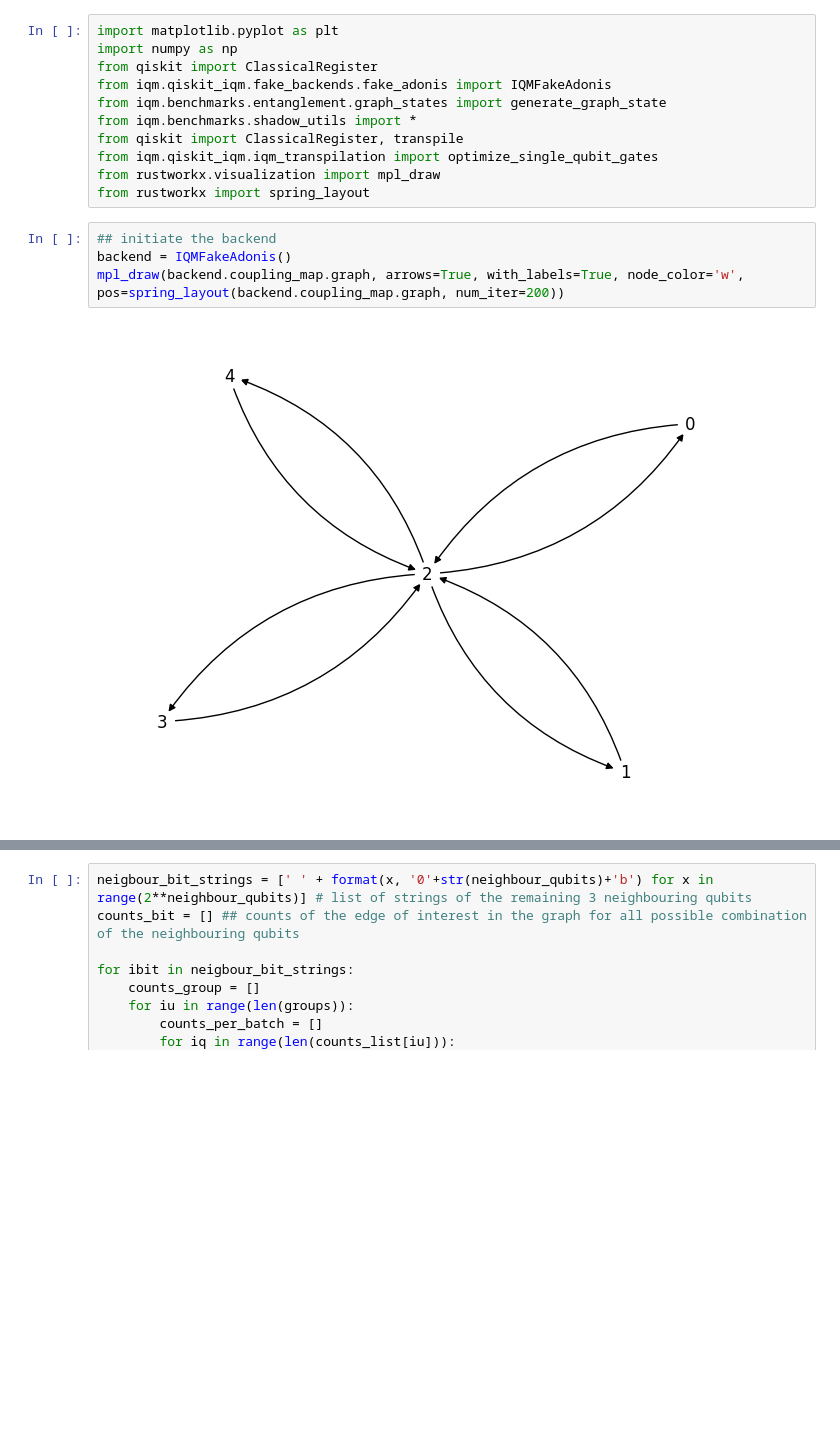
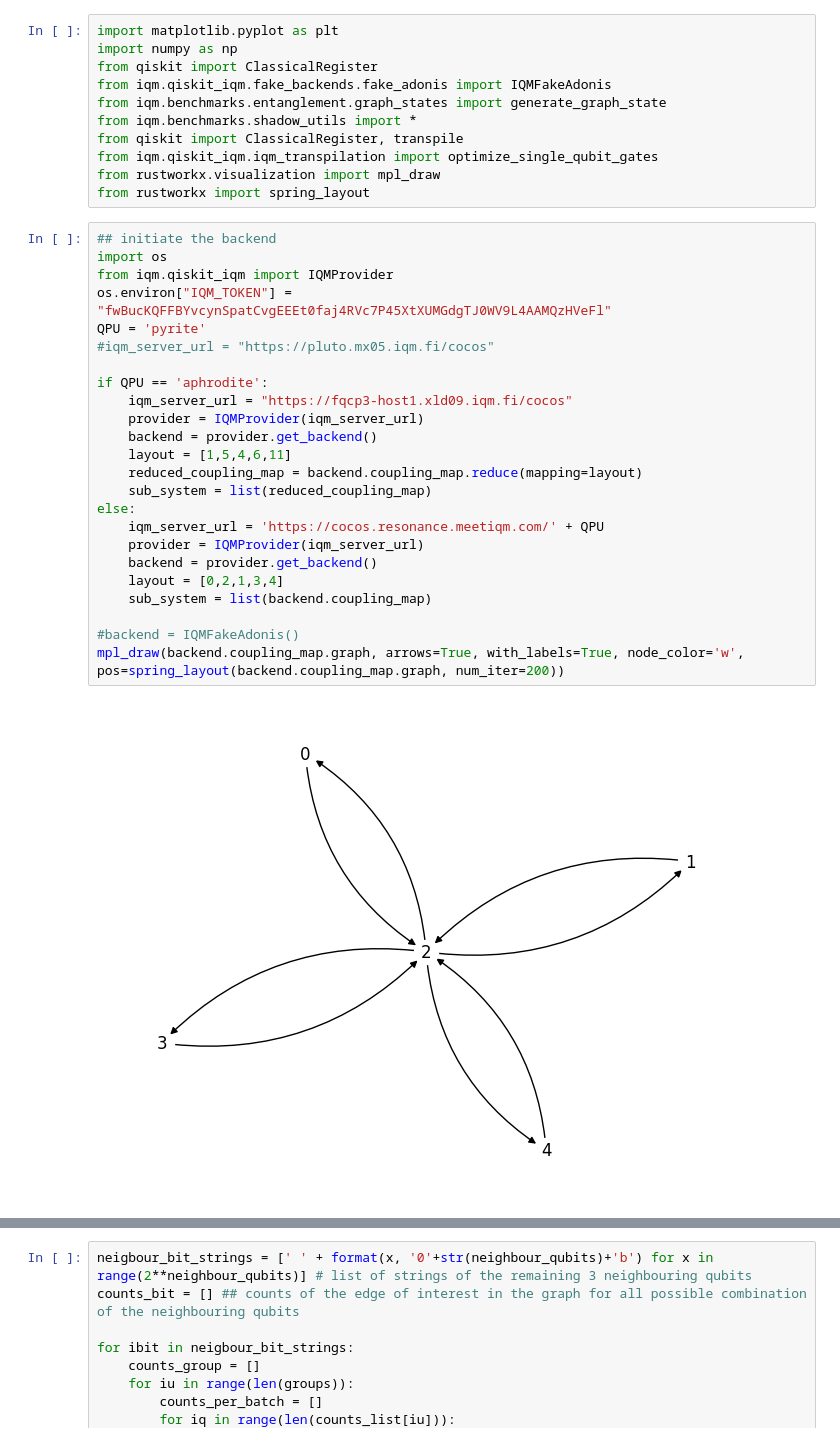
Before and after one commit to iqm-finland/iqm-benchmarks, a Jupyter notebook: examples/example_adonis_graph_state.ipynb, the cells around one changed output, grey strips where cells are left out. Drawn from its saved outputs; the diff is of its cells as text; blank space fills up the shorter version.

```diff
--- a/examples/example_adonis_graph_state.ipynb
+++ b/examples/example_adonis_graph_state.ipynb
@@ -13,8 +13,28 @@ from rustworkx.visualization import mpl_draw
 from rustworkx import spring_layout
 # %%
 ## initiate the backend
-backend = IQMFakeAdonis()
+import os
+from iqm.qiskit_iqm import IQMProvider
+os.environ["IQM_TOKEN"] = "fwBucKQFFBYvcynSpatCvgEEEt0faj4RVc7P45XtXUMGdgTJ0WV9L4AAMQzHVeFl"
+QPU = 'pyrite'
+#iqm_server_url = "https://pluto.mx05.iqm.fi/cocos"
+
+if QPU == 'aphrodite':
+    iqm_server_url = "https://fqcp3-host1.xld09.iqm.fi/cocos"
+    provider = IQMProvider(iqm_server_url)
+    backend = provider.get_backend()
+    layout = [1,5,4,6,11]
+    reduced_coupling_map = backend.coupling_map.reduce(mapping=layout)
+    sub_system = list(reduced_coupling_map)
+else:
+    iqm_server_url = 'https://cocos.resonance.meetiqm.com/' + QPU
+    provider = IQMProvider(iqm_server_url)
+    backend = provider.get_backend()
+    layout = [0,2,1,3,4]
+    sub_system = list(backend.coupling_map)
+
+#backend = IQMFakeAdonis()
 mpl_draw(backend.coupling_map.graph, arrows=True, with_labels=True, node_color='w', pos=spring_layout(backend.coupling_map.graph, num_iter=200))
 # %% [output]
-[figure, old version]
+[figure, new version]
 # %%
```
Also changed, not shown: parts of 4 cells of this notebook.
